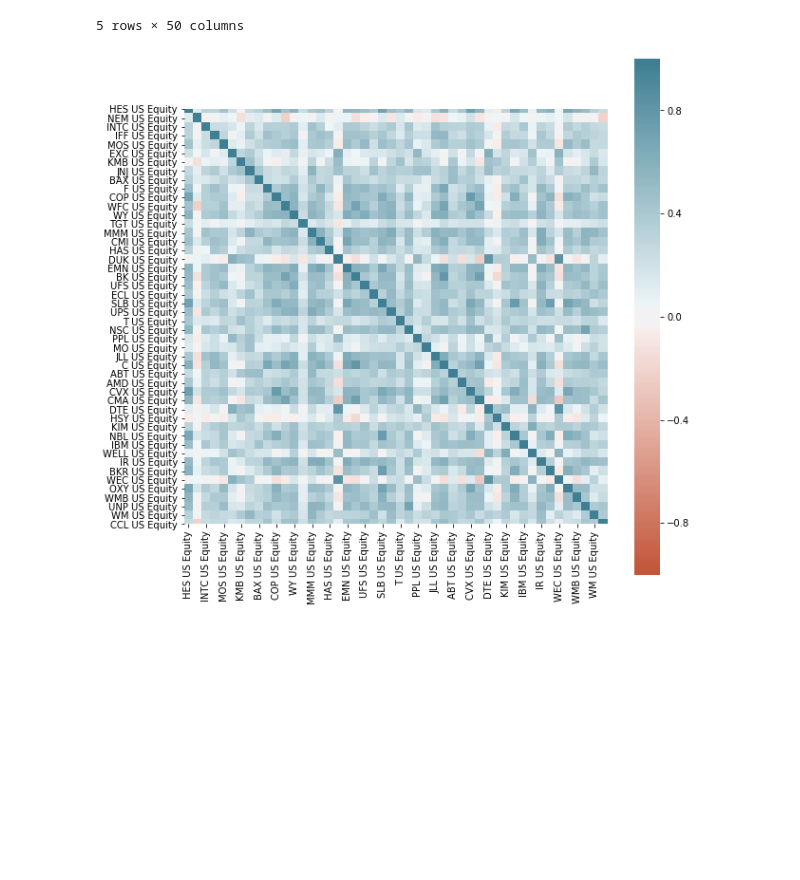
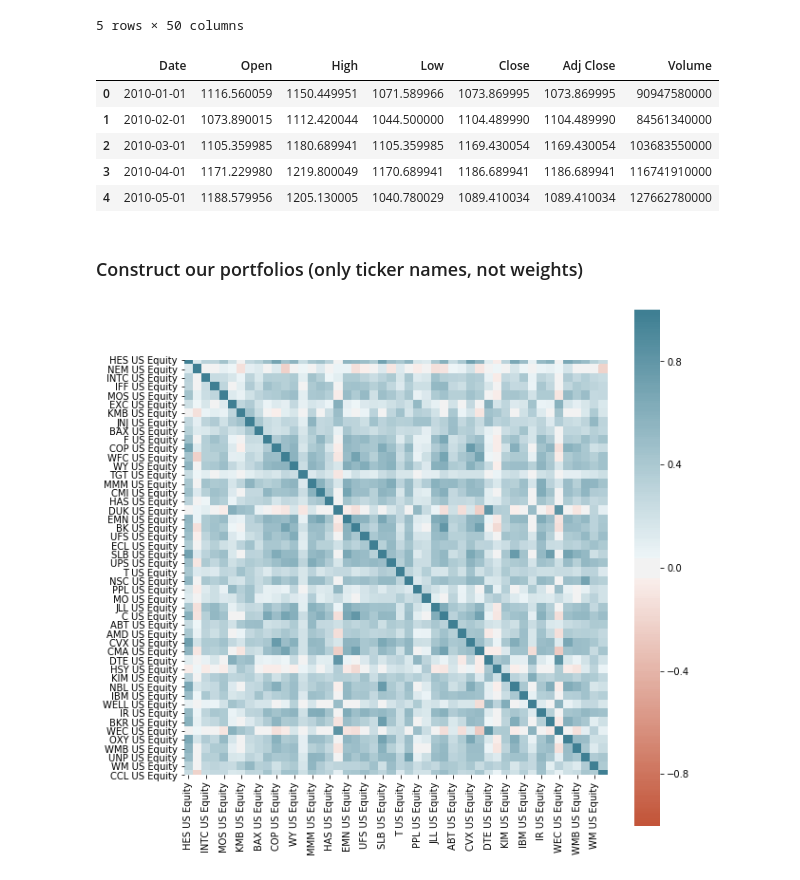
Before and after one commit to gerileka/machine_learning_portfolio, a Jupyter notebook: src/pack_portfolio.ipynb, the cells around one changed output. Drawn from its saved outputs; the diff is of its cells as text; code cells hidden in the pictures; blank space fills up the shorter version.

Commit message:
Adding SP500 data

```diff
--- a/src/pack_portfolio.ipynb
+++ b/src/pack_portfolio.ipynb
@@ -22,6 +22,18 @@ data.head()
 | 3 | 1.598721 | 10.111920 | 2.467474 | 5.076568 | -15.846630 | -0.502169 | ... |
 | 4 | -16.286390 | -4.029957 | -5.550986 | -11.159910 | -9.626484 | -10.344880 | ... |
 5 rows × 50 columns
+# %%
+sp= pd.read_csv("../data/sp500.csv")
+sp.head()
+# %% [output]
+|  | Date | Open | High | Low | Close | Adj Close | Volume |
+| 0 | 2010-01-01 | 1116.560059 | 1150.449951 | 1071.589966 | 1073.869995 | 1073.869995 | 90947580000 |
+| 1 | 2010-02-01 | 1073.890015 | 1112.420044 | 1044.500000 | 1104.489990 | 1104.489990 | 84561340000 |
+| 2 | 2010-03-01 | 1105.359985 | 1180.689941 | 1105.359985 | 1169.430054 | 1169.430054 | 103683550000 |
+| 3 | 2010-04-01 | 1171.229980 | 1219.800049 | 1170.689941 | 1186.689941 | 1186.689941 | 116741910000 |
+| 4 | 2010-05-01 | 1188.579956 | 1205.130005 | 1040.780029 | 1089.410034 | 1089.410034 | 127662780000 |
+# %% [markdown]
+### Construct our portfolios (only ticker names, not weights)
 # %%
 tickers= [i for i in data.columns if i not in ["Date1", "Date2"]]
 data_tickers= data[tickers]
```
Also changed, not shown: parts of 3 cells of this notebook, 1 other file.
